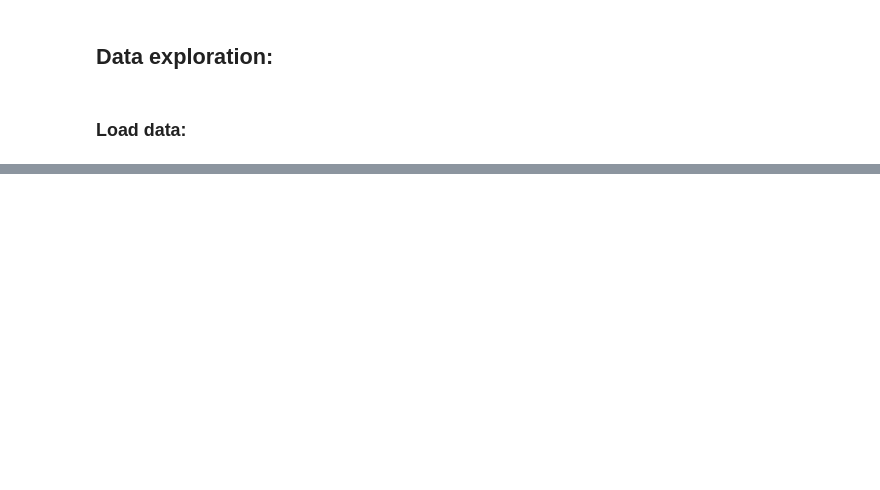
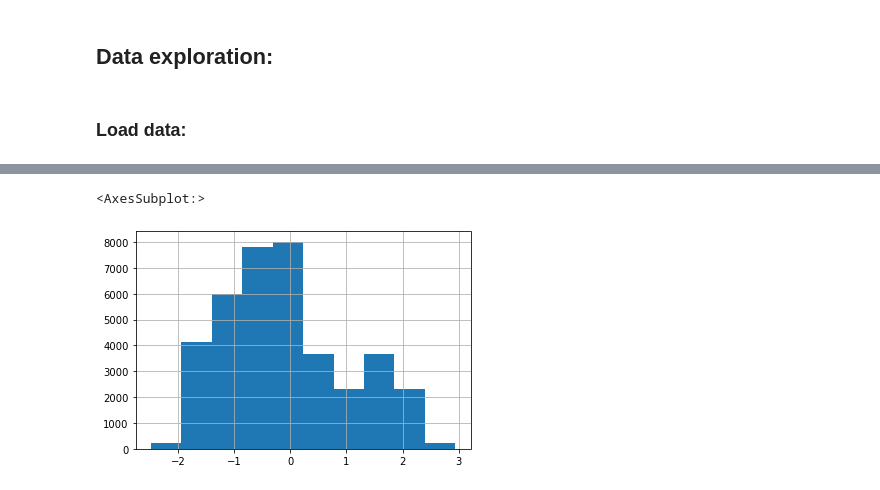
Before and after one commit to marvande/Non-linear-feature-extraction-of-the-stratoshpere, a Jupyter notebook: source/data.ipynb, the cells around one changed output, grey strips where cells are left out. Drawn from its saved outputs; the diff is of its cells as text; code cells hidden in the pictures; blank space fills up the shorter version.

```diff
--- a/source/data.ipynb
+++ b/source/data.ipynb
@@ -51,0 +47,11 @@ anomalies_cf.describe()
+# %%
+# Look at small sample of data:
+sample_anomaly = anomalies_cf.sample(1)
+sample_anomaly_array = np.array(
+    sample_anomaly.drop(['Unnamed: 0', 'Date'], axis=1))
+
+basis_array = np.array(basis_cv.drop(['Unnamed: 0', 'Lon', 'Lat'], axis=1))
+
+print(
+    f'Coordinates shape:{sample_anomaly_array.shape} and Basis array shape:{basis_array.shape}'
+)
@@ -51,0 +60,24 @@ anomalies_cf.describe()
+# %%
+"""
+@input:
+- basis np.array of shape (1001, 38400)
+- coordinates np.array of shape (1001, 1)
+"""
+def basis_transf(coordinates, basis):
+    x = np.zeros(38400)
+    if coordinates.shape== (1,1001):
+        coordinates = coordinates.T
+    if basis.shape == (38400,1001):
+        basis = basis.T
+    for i in range(len(coordinates)):
+        x += coordinates[i]*basis[i]
+    return x
+# %%
+# Apply basis transformation to sample point:
+X_sample = pd.DataFrame(
+    data={
+        'longitude': basis_cv['Lon'],
+        'latitude': basis_cv['Lat'],
+        'PV_values': basis_transf(sample_anomaly_array, basis_array)
+    })
+X_sample
@@ -51,0 +98,6 @@ anomalies_cf.describe()
+# %%
+# Look at PV_values:
+X_sample['PV_values'].hist()
+# %% [output]
+<AxesSubplot:>
+[figure, added]
```
Also changed, not shown: parts of 13 cells of this notebook, 1 other file.
